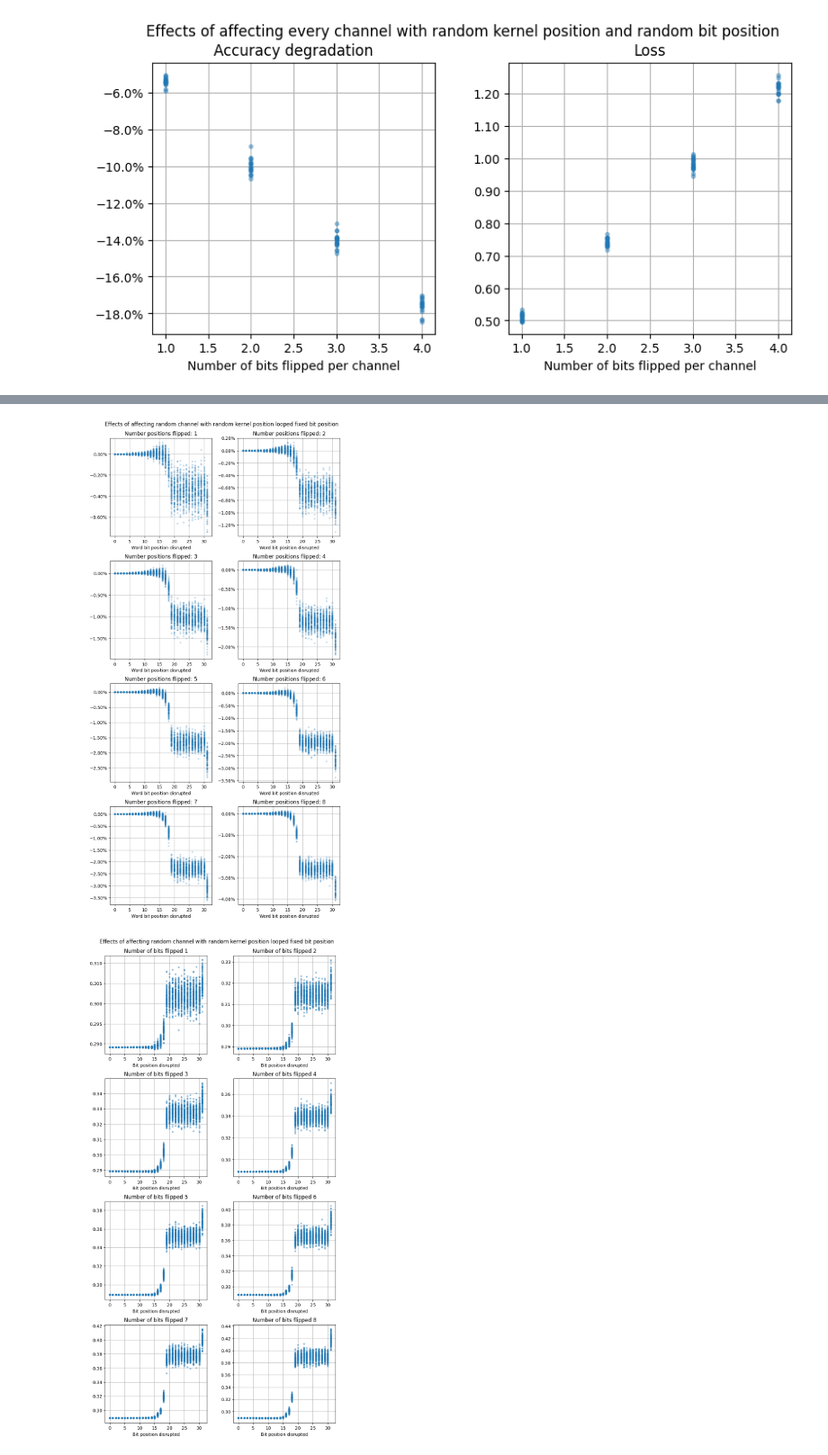
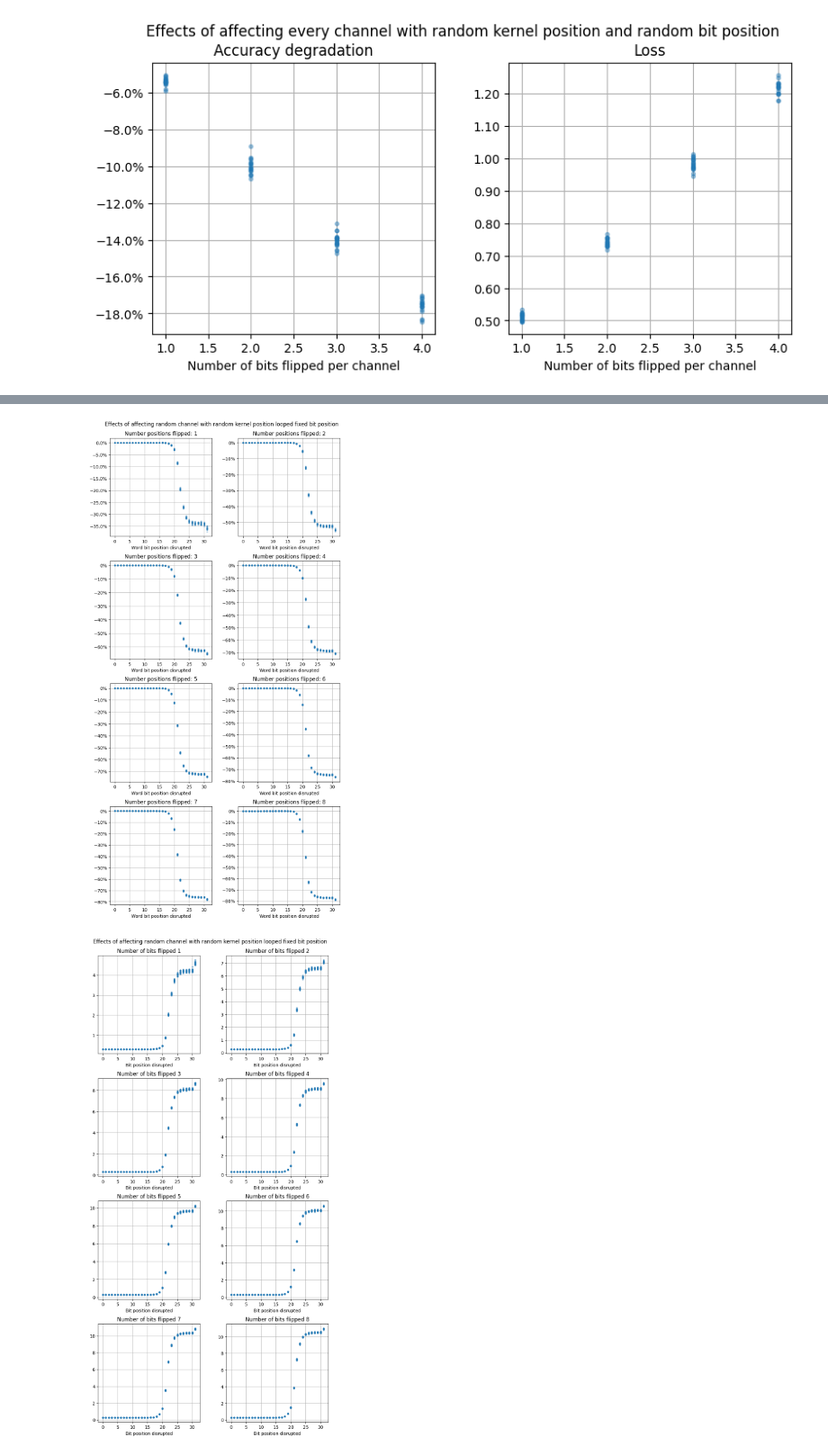
Before and after one commit to Rossbert/Master-Project-Quantization, a Jupyter notebook: Test_Quantization_Plot_Split.ipynb, the cells around one changed output, grey strips where cells are left out. Shown at 90% size. Saved outputs shown, nothing was run; the diff lists cells and outputs as text; code cells hidden in the pictures.

Commit message:
Added simulations for non quantized part 2 model
Results are much worse with that but assumes all calculations are floating point which is not, at some point a conversion to int8 exists

```diff
--- a/Test_Quantization_Plot_Split.ipynb
+++ b/Test_Quantization_Plot_Split.ipynb
@@ -53,15 +92,8 @@ plt.close()
 # %%
-SAVE_DATA_PATH = OUTPUTS_DIR + 'Quantization_Split_Conservative.csv'
+SAVE_DATA_PATH = OUTPUTS_DIR + 'Quantization_Split_Conservative_No_InQuantize.csv'
+SAVE_NAME = 'Output first convolution conservative fixed bit pos accuracy no quant.png'
 N_FLIPS = 8
 df = pd.read_csv(SAVE_DATA_PATH, delimiter = ";")
-
-def convert_position(x : int):
-    if x == 0:
-        return (0,0)
-    elif x == 1:
-        return (0,1)
-    else:
-        return (x//2, x%2)
 
 ax : List[List[plt.Axes]]
 fig, ax = plt.subplots(N_FLIPS//2, 2, figsize = (8, 16))
@@ -76,41 +108,34 @@ for i in range(1, N_FLIPS + 1):
     ax[convert_position(i-1)].set_xlabel('Word bit position disrupted')
     ax[convert_position(i-1)].grid()
 
-plt.savefig(PLT_SAVE_PATH + 'Output first convolution conservative fixed bit pos accuracy.png', bbox_inches = 'tight')
+plt.savefig(PLT_SAVE_PATH + SAVE_NAME, bbox_inches = 'tight')
 plt.show()
 plt.close()
 # %% [output]
-[figure, old version]
+[figure, new version]
 # %%
-SAVE_DATA_PATH = OUTPUTS_DIR + 'Quantization_Split_Conservative.csv'
+SAVE_DATA_PATH = OUTPUTS_DIR + 'Quantization_Split_Conservative_No_InQuantize.csv'
+SAVE_NAME = 'Output first convolution conservative fixed bit pos loss no quant.png'
 N_FLIPS = 8
 df = pd.read_csv(SAVE_DATA_PATH, delimiter = ";")
-
-def convert_position(x : int):
-    if x == 0:
-        return (0,0)
-    elif x == 1:
-        return (0,1)
-    else:
-        return (x//2, x%2)
 
 ax : List[List[plt.Axes]]
 fig, ax = plt.subplots(N_FLIPS//2, 2, figsize = (8, 16))
 fig.tight_layout(h_pad = 3.5, w_pad = 3.0, rect=[0, 0, 1, 0.96])
 fig.suptitle('Effects of affecting random channel with random kernel position looped fixed bit position')
 
 for i in range(1, N_FLIPS + 1):
     condition = (df['layer_key'].notna()) & (df['n_bits_flipped'] == i)
     ax[convert_position(i-1)].plot(df.loc[condition]['bit_disrupted'], pd.to_numeric(df.loc[condition]['q_aware_test_loss']), '.', alpha = 0.4)
     ax[convert_position(i-1)].set_title('Number of bits flipped ' + str(i))
     ax[convert_position(i-1)].set_xlabel('Bit position disrupted')
     ax[convert_position(i-1)].grid()
 
-plt.savefig(PLT_SAVE_PATH + 'Output first convolution conservative fixed bit pos loss.png', bbox_inches = 'tight')
+plt.savefig(PLT_SAVE_PATH + SAVE_NAME, bbox_inches = 'tight')
 plt.show()
 plt.close()
 # %% [output]
-[figure, old version]
+[figure, new version]
 # %%
 SAVE_DATA_PATH = OUTPUTS_DIR + 'Quantization_Split_Random.csv'
 df = pd.read_csv(SAVE_DATA_PATH, delimiter = ";")
```
Also changed, not shown: parts of 6 cells of this notebook, 15 other files.
